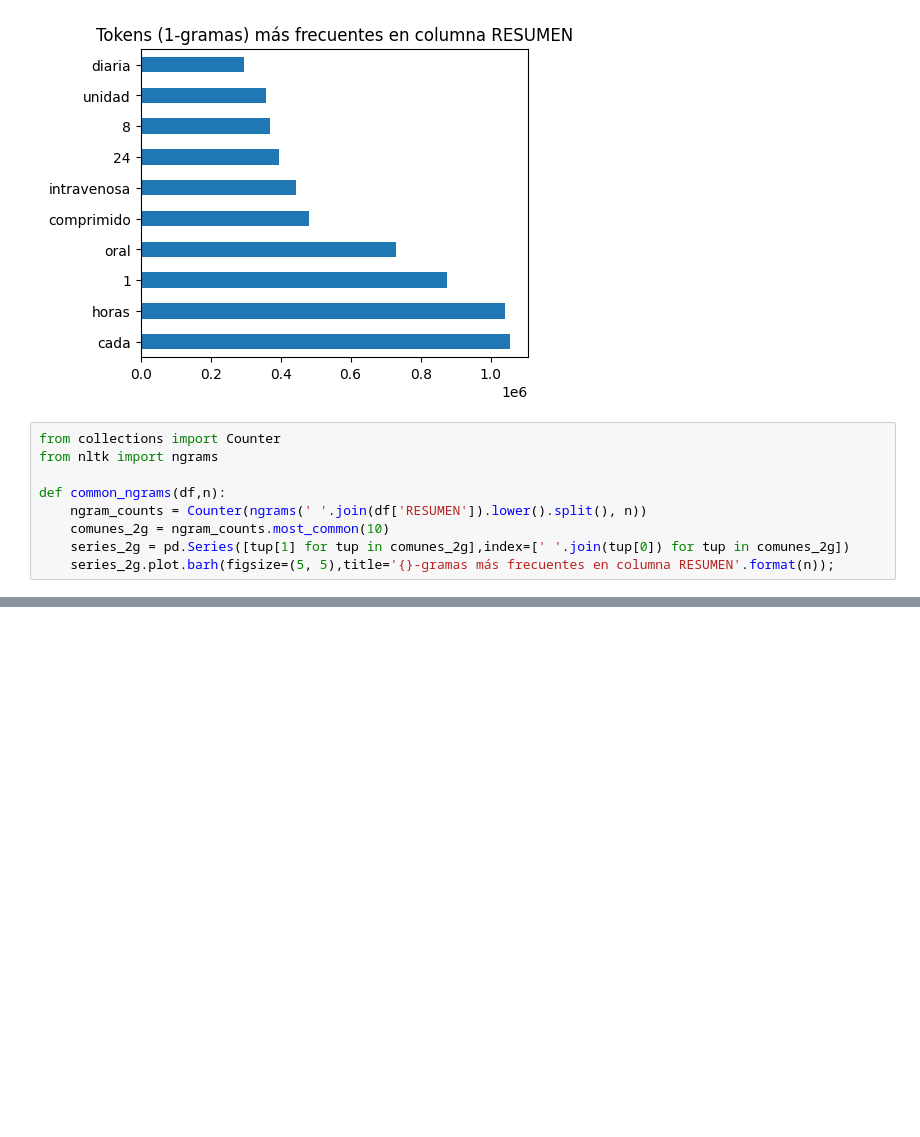
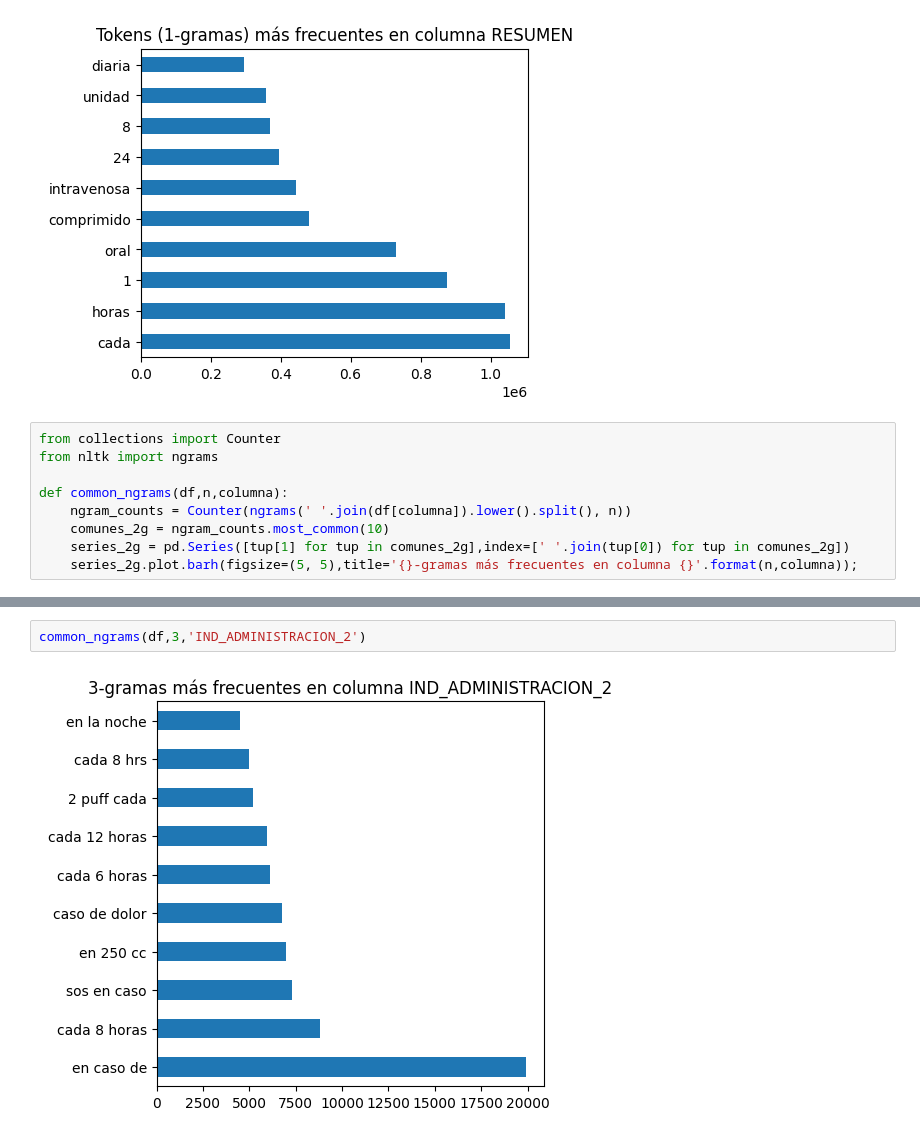
Before and after one commit to camilocarvajalreyes/entidades-minsal, a Jupyter notebook: Notebooks_Exploracion/exploracion_complementaria.ipynb, the cells around one changed output, grey strips where cells are left out. Saved outputs shown, nothing was run; the diff lists cells and outputs as text; blank space fills up the shorter version.

```diff
--- a/Notebooks_Exploracion/exploracion_complementaria.ipynb
+++ b/Notebooks_Exploracion/exploracion_complementaria.ipynb
@@ -36,9 +36,9 @@ mas_comunes[:10].plot.barh(figsize=(5, 4),title='Tokens (1-gramas) más frecuent
 from collections import Counter
 from nltk import ngrams
 
-def common_ngrams(df,n):
-    ngram_counts = Counter(ngrams(' '.join(df['RESUMEN']).lower().split(), n))
+def common_ngrams(df,n,columna):
+    ngram_counts = Counter(ngrams(' '.join(df[columna]).lower().split(), n))
     comunes_2g = ngram_counts.most_common(10)
     series_2g = pd.Series([tup[1] for tup in comunes_2g],index=[' '.join(tup[0]) for tup in comunes_2g])
-    series_2g.plot.barh(figsize=(5, 5),title='{}-gramas más frecuentes en columna RESUMEN'.format(n));
+    series_2g.plot.barh(figsize=(5, 5),title='{}-gramas más frecuentes en columna {}'.format(n,columna));
 # %%
@@ -51,0 +84,4 @@ common_ngrams(df,3)
+# %%
+common_ngrams(df,3,'IND_ADMINISTRACION_2')
+# %% [output]
+[figure, added]
```
Also changed, not shown: parts of 15 cells of this notebook.
